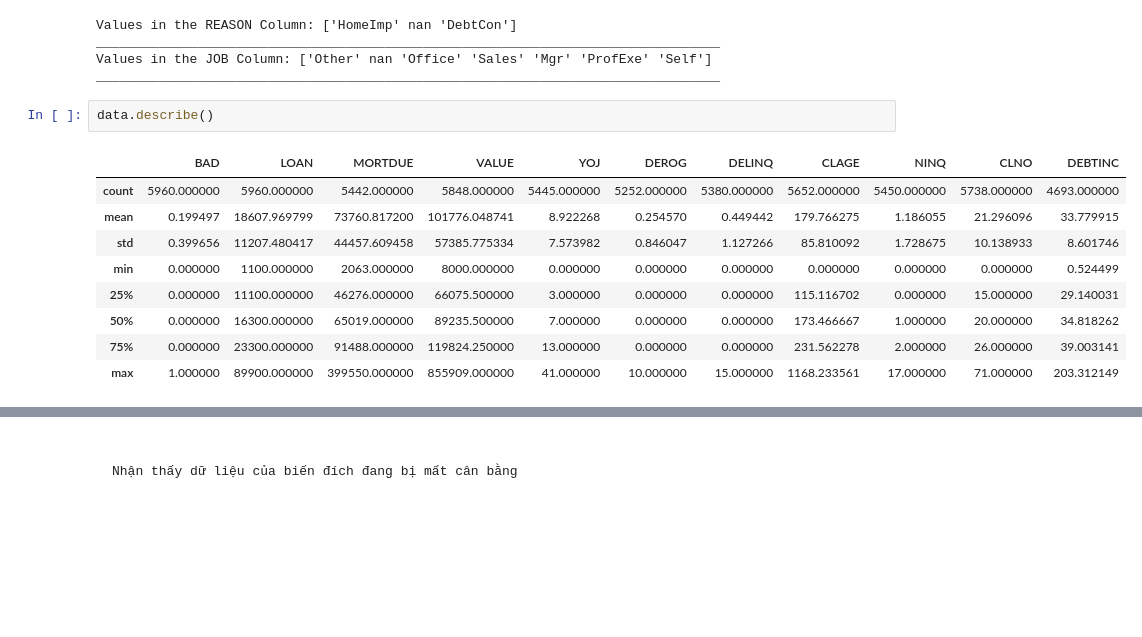
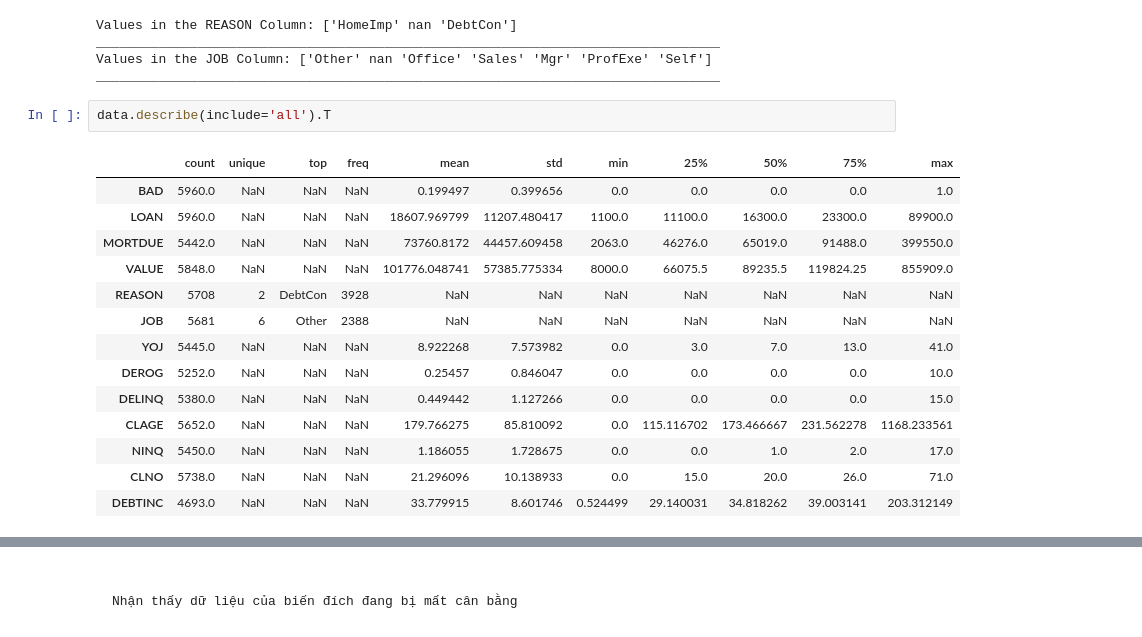
Before and after one commit to thinh661/Credit_Score_Webapp, a Jupyter notebook: EDA_hmeq.ipynb, the cells around one changed output, grey strips where cells are left out. Cells and saved outputs as stored; diff of their text form; blank space fills up the shorter version.

```diff
--- a/EDA_hmeq.ipynb
+++ b/EDA_hmeq.ipynb
@@ -73,14 +73,19 @@ ________________________________________________________________________________
 Values in the JOB Column: ['Other' nan 'Office' 'Sales' 'Mgr' 'ProfExe' 'Self']
 ________________________________________________________________________________
 # %%
-data.describe()
+data.describe(include='all').T
 # %% [output]
-|  | BAD | LOAN | MORTDUE | VALUE | YOJ | DEROG | DELINQ | CLAGE | NINQ | CLNO | DEBTINC |
-| count | 5960.000000 | 5960.000000 | 5442.000000 | 5848.000000 | 5445.000000 | 5252.000000 | 5380.000000 | 5652.000000 | 5450.000000 | 5738.000000 | 4693.000000 |
-| mean | 0.199497 | 18607.969799 | 73760.817200 | 101776.048741 | 8.922268 | 0.254570 | 0.449442 | 179.766275 | 1.186055 | 21.296096 | 33.779915 |
-| std | 0.399656 | 11207.480417 | 44457.609458 | 57385.775334 | 7.573982 | 0.846047 | 1.127266 | 85.810092 | 1.728675 | 10.138933 | 8.601746 |
-| min | 0.000000 | 1100.000000 | 2063.000000 | 8000.000000 | 0.000000 | 0.000000 | 0.000000 | 0.000000 | 0.000000 | 0.000000 | 0.524499 |
-| 25% | 0.000000 | 11100.000000 | 46276.000000 | 66075.500000 | 3.000000 | 0.000000 | 0.000000 | 115.116702 | 0.000000 | 15.000000 | 29.140031 |
-| 50% | 0.000000 | 16300.000000 | 65019.000000 | 89235.500000 | 7.000000 | 0.000000 | 0.000000 | 173.466667 | 1.000000 | 20.000000 | 34.818262 |
-| 75% | 0.000000 | 23300.000000 | 91488.000000 | 119824.250000 | 13.000000 | 0.000000 | 0.000000 | 231.562278 | 2.000000 | 26.000000 | 39.003141 |
-| max | 1.000000 | 89900.000000 | 399550.000000 | 855909.000000 | 41.000000 | 10.000000 | 15.000000 | 1168.233561 | 17.000000 | 71.000000 | 203.312149 |
+|  | count | unique | top | freq | mean | std | min | 25% | 50% | 75% | max |
+| BAD | 5960.0 | NaN | NaN | NaN | 0.199497 | 0.399656 | 0.0 | 0.0 | 0.0 | 0.0 | 1.0 |
+| LOAN | 5960.0 | NaN | NaN | NaN | 18607.969799 | 11207.480417 | 1100.0 | 11100.0 | 16300.0 | 23300.0 | 89900.0 |
+| MORTDUE | 5442.0 | NaN | NaN | NaN | 73760.8172 | 44457.609458 | 2063.0 | 46276.0 | 65019.0 | 91488.0 | 399550.0 |
+| VALUE | 5848.0 | NaN | NaN | NaN | 101776.048741 | 57385.775334 | 8000.0 | 66075.5 | 89235.5 | 119824.25 | 855909.0 |
+| REASON | 5708 | 2 | DebtCon | 3928 | NaN | NaN | NaN | NaN | NaN | NaN | NaN |
+| JOB | 5681 | 6 | Other | 2388 | NaN | NaN | NaN | NaN | NaN | NaN | NaN |
+| YOJ | 5445.0 | NaN | NaN | NaN | 8.922268 | 7.573982 | 0.0 | 3.0 | 7.0 | 13.0 | 41.0 |
+| DEROG | 5252.0 | NaN | NaN | NaN | 0.25457 | 0.846047 | 0.0 | 0.0 | 0.0 | 0.0 | 10.0 |
+| DELINQ | 5380.0 | NaN | NaN | NaN | 0.449442 | 1.127266 | 0.0 | 0.0 | 0.0 | 0.0 | 15.0 |
+| CLAGE | 5652.0 | NaN | NaN | NaN | 179.766275 | 85.810092 | 0.0 | 115.116702 | 173.466667 | 231.562278 | 1168.233561 |
+| NINQ | 5450.0 | NaN | NaN | NaN | 1.186055 | 1.728675 | 0.0 | 0.0 | 1.0 | 2.0 | 17.0 |
+| CLNO | 5738.0 | NaN | NaN | NaN | 21.296096 | 10.138933 | 0.0 | 15.0 | 20.0 | 26.0 | 71.0 |
+| DEBTINC | 4693.0 | NaN | NaN | NaN | 33.779915 | 8.601746 | 0.524499 | 29.140031 | 34.818262 | 39.003141 | 203.312149 |
```
Also changed, not shown: parts of 34 cells of this notebook, 2 other files.
